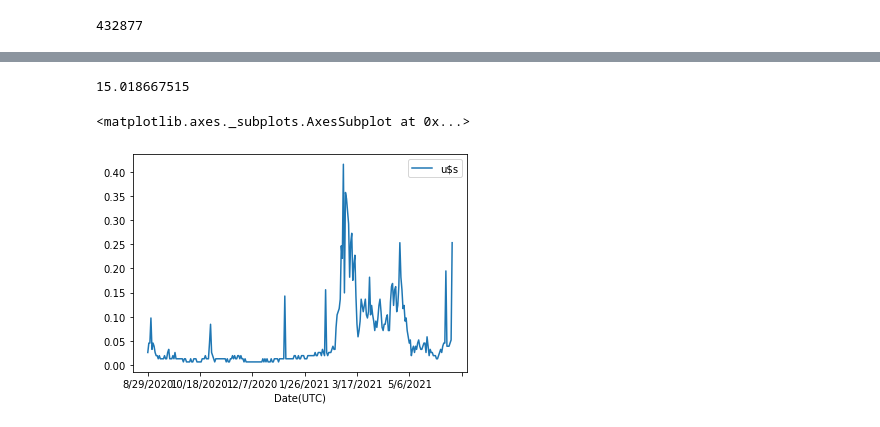
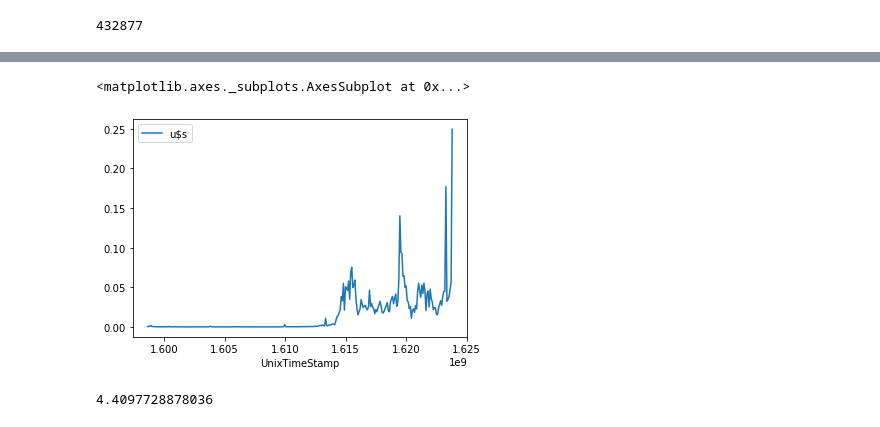
Before and after one commit to gonzalobellino/polygon_metrics, a Jupyter notebook: polygon_metrics.ipynb, the cells around one changed output, grey strips where cells are left out. Cells and saved outputs as stored; diff of their text form; code cells hidden in the pictures.

```diff
--- a/polygon_metrics.ipynb
+++ b/polygon_metrics.ipynb
@@ -40,0 +55,6 @@ df.head(200)
+# %%
+    prices = pan.DataFrame(data)
+    prices['time'] = pan.to_datetime(prices['time'], unit='s')
+    prices.set_index('time', inplace=True)
+    prices = prices.sort_index(ascending=False)
+    prices
@@ -40,0 +76,7 @@ df.head(200)
+# %%
+mergedDf = df.merge(prices, left_index=True, right_index=True)
+mergedDf = mergedDf.sort_index(ascending=False)
+# %%
+mergedDf['u$s'] = mergedDf['MATIC Cost'] * mergedDf['close']
+mergedDf['u$s'].sum()
+mergedDf.head(200)
@@ -41,9 +97,9 @@ df.head(200)
+# %%
+mergedDf.plot(x ='UnixTimeStamp', y='u$s')
+# %% [output]
+<matplotlib.axes._subplots.AxesSubplot at 0x...>
+[figure, added]
 # %%
-df['u$s'].sum()
+mergedDf['u$s'].sum()
 # %% [output]
-15.018667515
+4.4097728878036
-# %%
-df.plot(x ='Date(UTC)', y='u$s')
-# %% [output]
-<matplotlib.axes._subplots.AxesSubplot at 0x...>
-[figure, removed]
```
Also changed, not shown: parts of 9 cells of this notebook.
